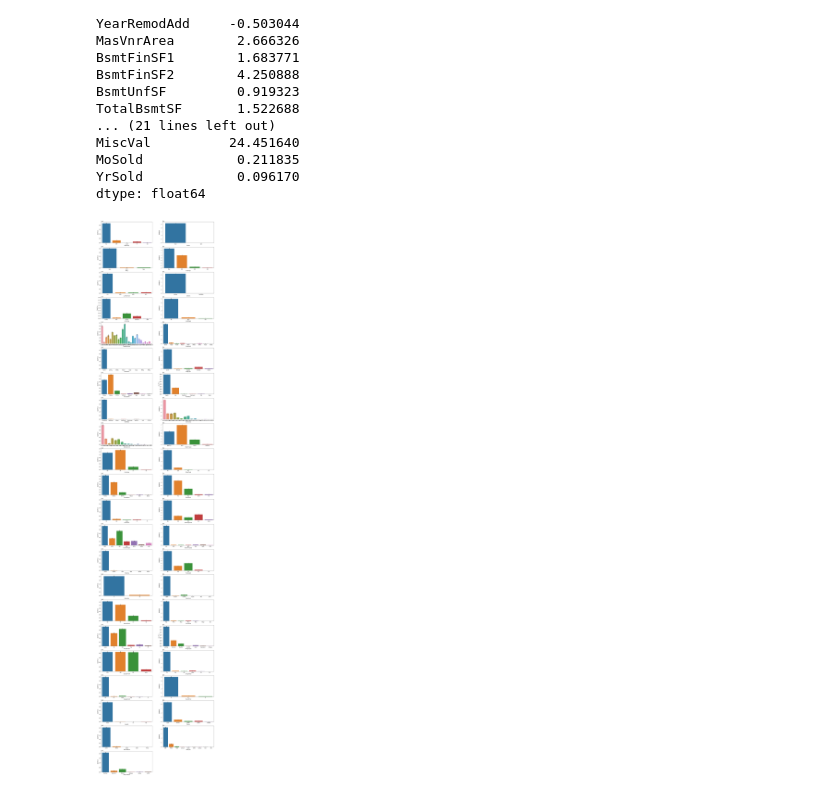
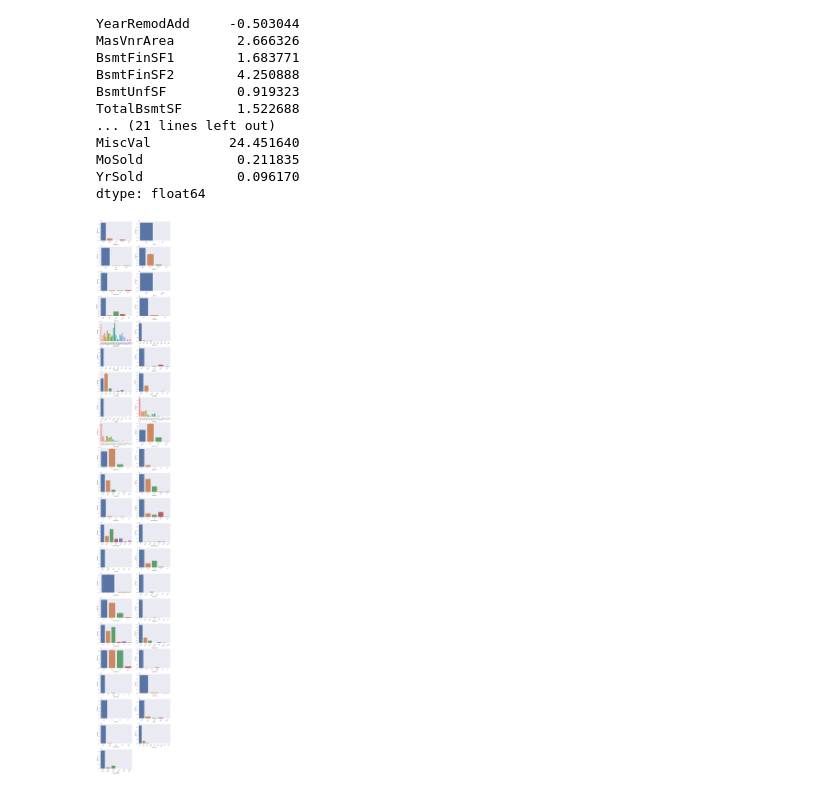
Before and after one commit to AGENT-O07/kaggle, a Jupyter notebook: HousePrices/EDA.ipynb, the cells around one changed output. Saved outputs shown, nothing was run; the diff lists cells and outputs as text; code cells hidden in the pictures.

Commit message:
Graphs readability improved

```diff
--- a/HousePrices/EDA.ipynb
+++ b/HousePrices/EDA.ipynb
@@ -139,12 +139,17 @@ def clean(x):
     else:
         return x
 # %%
-fig = plt.figure(figsize=(20, 100))
+plt.figure(figsize=(20, 160))
+sns.set(font_scale=1.4)
+plt.subplots_adjust(hspace=0.3)
+
 i=1
 for col in str_cols:
     train[col] = train[col].apply(clean)
     plt.subplot(22, 2, i);
-    sns.barplot(x=col, y='SalePrice', data=train, estimator=sum);
+    plot = sns.barplot(x=col, y='SalePrice', data=train, estimator=sum);
+    for tick in plot.get_xticklabels():
+        tick.set_rotation(45)
     i += 1
 # %% [output]
-[figure, old version]
+[figure, new version]
```
